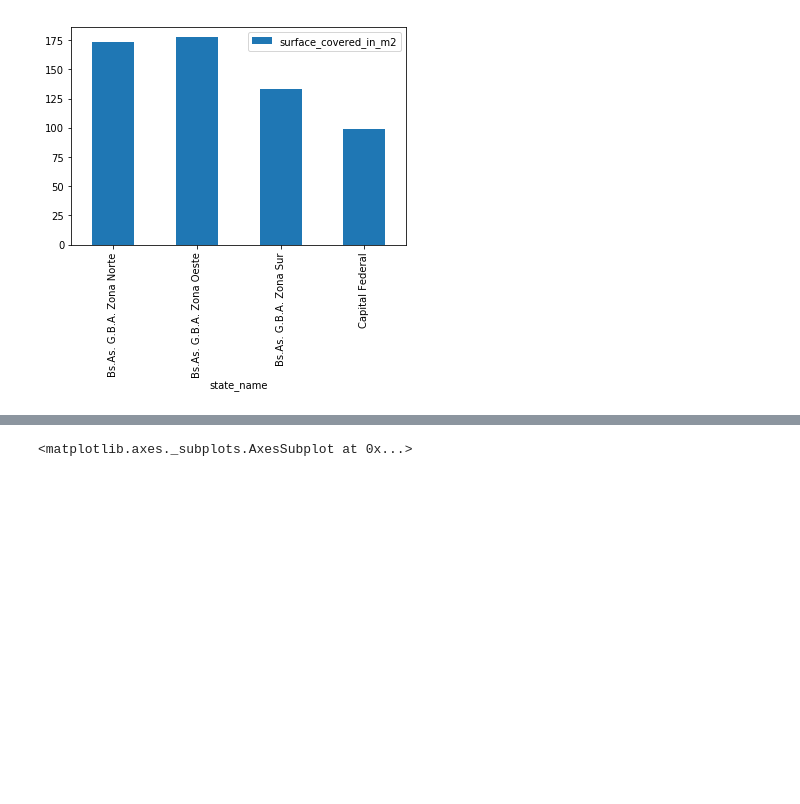
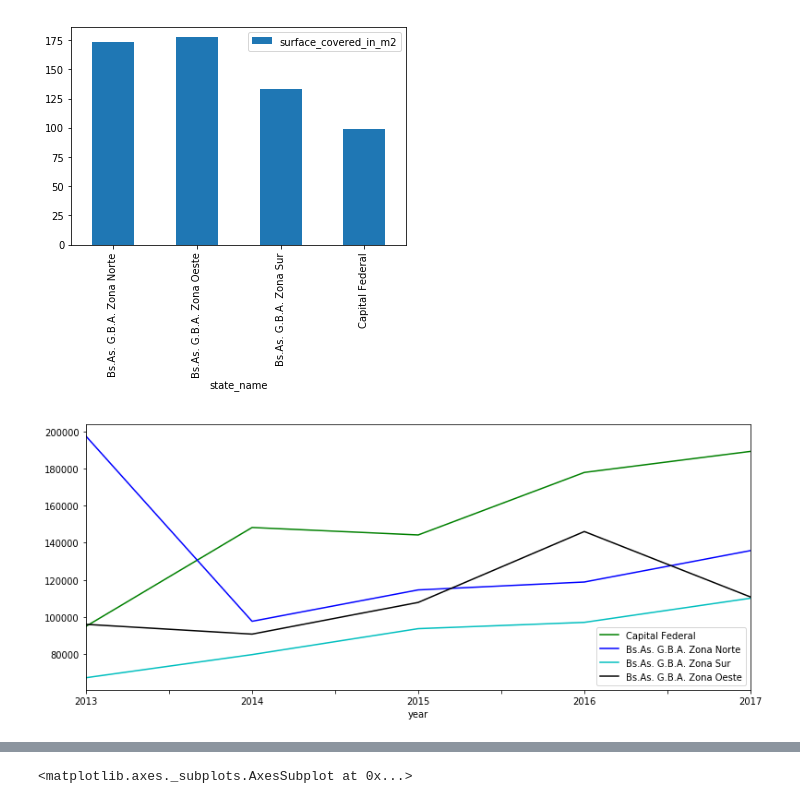
Before and after one commit to yussefomar/tp1OrganizacionComputador, a Jupyter notebook: TPProperatyAnalisisExploratorioLimpio(2).ipynb, the cells around one changed output, grey strips where cells are left out. Drawn from its saved outputs; the diff is of its cells as text; code cells hidden in the pictures; blank space fills up the shorter version.

```diff
--- a/TPProperatyAnalisisExploratorioLimpio(2).ipynb
+++ b/TPProperatyAnalisisExploratorioLimpio(2).ipynb
@@ -629,3 +630,35 @@ prop[['surface_covered_in_m2','state_name']].groupby('state_name').agg({'surface
 # %% [output]
 <matplotlib.axes._subplots.AxesSubplot at 0x...>
 [figure]
+# %%
+
+#precio promedio de PH de properati a travez de 2012 a 2017
+%matplotlib inline
+
+fig = plt.figure(figsize=(10,4));
+ax = fig.add_axes([0,0,1,1]);
+
+
+
+y=prop["state_name"]=="Capital Federal"
+z=prop["state_name"]=="Bs.As. G.B.A. Zona Norte"
+r=prop["state_name"]=="Bs.As. G.B.A. Zona Sur"
+v=prop["state_name"]=="Bs.As. G.B.A. Zona Oeste"
+x= prop["property_type"]=="PH"
+prop[['year','price_aprox_usd']][y&x].groupby('year').agg\
+({'price_aprox_usd':'mean'})['price_aprox_usd'].plot.line(c='g',label="Capital Federal")
+
+
+
+prop[['year','price_aprox_usd']][z&x].groupby('year').agg\
+({'price_aprox_usd':'mean'})['price_aprox_usd'].plot.line(c='b',label="Bs.As. G.B.A. Zona Norte")
+
+prop[['year','price_aprox_usd']][r&x].groupby('year').agg\
+({'price_aprox_usd':'mean'})['price_aprox_usd'].plot.line(c='c',label="Bs.As. G.B.A. Zona Sur")
+
+prop[['year','price_aprox_usd']][v&x].groupby('year').agg\
+({'price_aprox_usd':'mean'})['price_aprox_usd'].plot.line(c='k',label="Bs.As. G.B.A. Zona Oeste")
+
+ax.legend();
+# %% [output]
+[figure, added]
```
Also changed, not shown: parts of 9 cells of this notebook.
